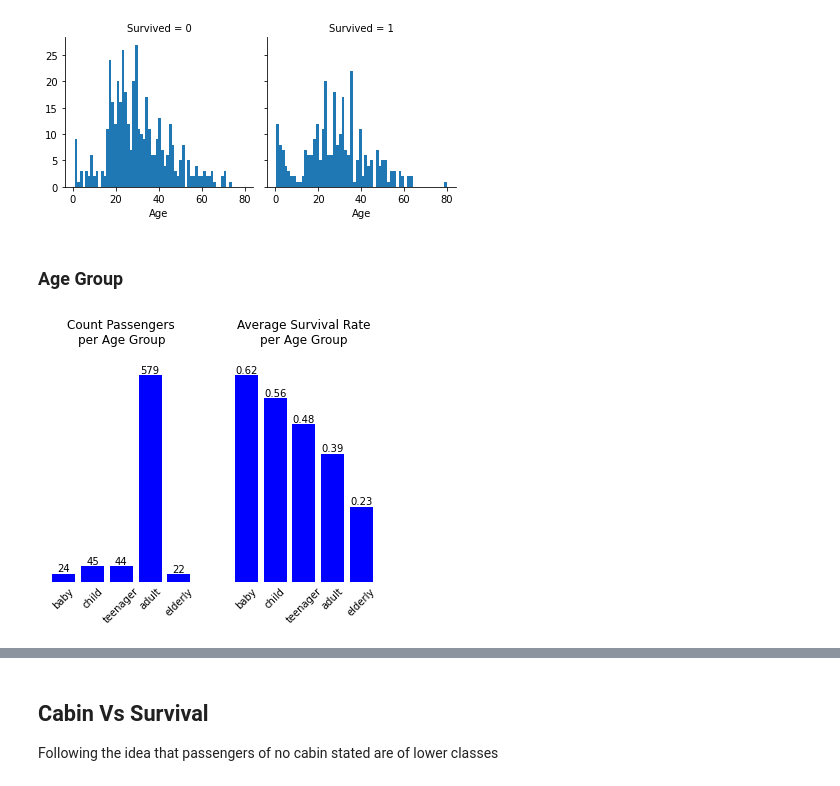
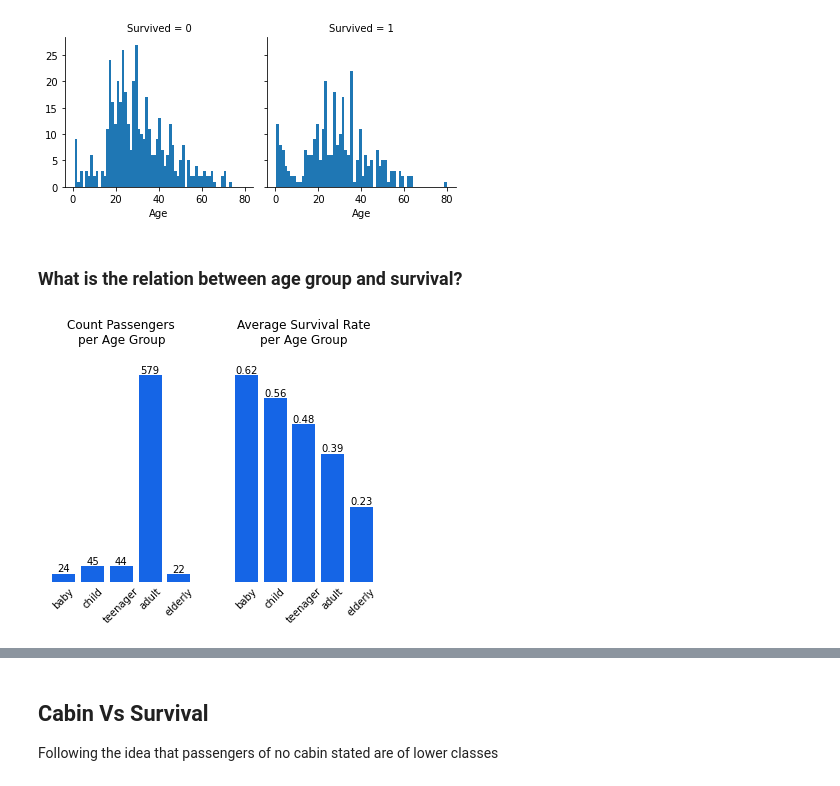
Before and after one commit to AyaHamdyAziz/Kaggle_Titanic_Survival_Prediction, a Jupyter notebook: Code/titanic-ml-challenge _v2.ipynb, the cells around one changed output, grey strips where cells are left out. Drawn from its saved outputs; the diff is of its cells as text; code cells hidden in the pictures.

```diff
--- a/Code/titanic-ml-challenge _v2.ipynb
+++ b/Code/titanic-ml-challenge _v2.ipynb
@@ -513,8 +491,8 @@ g.map(plt.hist, 'Age', bins=60)
 # %% [output]
 <seaborn.axisgrid.FacetGrid at 0x...>
 [figure]
-# %% [markdown]
-### Age Group
+# %% [markdown]
+### What is the relation between age group and survival?
 # %%
 #sort the ages into age groups #explore more about binning!
 bins = [0, 2, 12, 17, 60, np.inf]
@@ -524,14 +502,14 @@ train_data['Age_Group'] = age_groups
 # %%
 unique_ageGroup,ageGroup_value_count, avg_survival,colors_map = variable_mean_survival('Age_Group')
 
 plt.subplot(1,2,1)
-plt.bar(unique_ageGroup, ageGroup_value_count, color='blue')
+plt.bar(unique_ageGroup, ageGroup_value_count, color='#1565e6') #'#0948ad'
 plt_settings(plt,'Count Passengers\nper Age Group\n')
 plt.xticks(rotation=45)
 
 plt.subplot(1, 2, 2)
-plt.bar(unique_ageGroup,avg_survival,color='blue')
+plt.bar(unique_ageGroup,avg_survival,color='#1565e6')
 plt_settings(plt,'Average Survival Rate\nper Age Group\n')
 plt.xticks(rotation=45);
 # %% [output]
-[figure, old version]
+[figure, new version]
```
Also changed, not shown: parts of 22 cells of this notebook.
